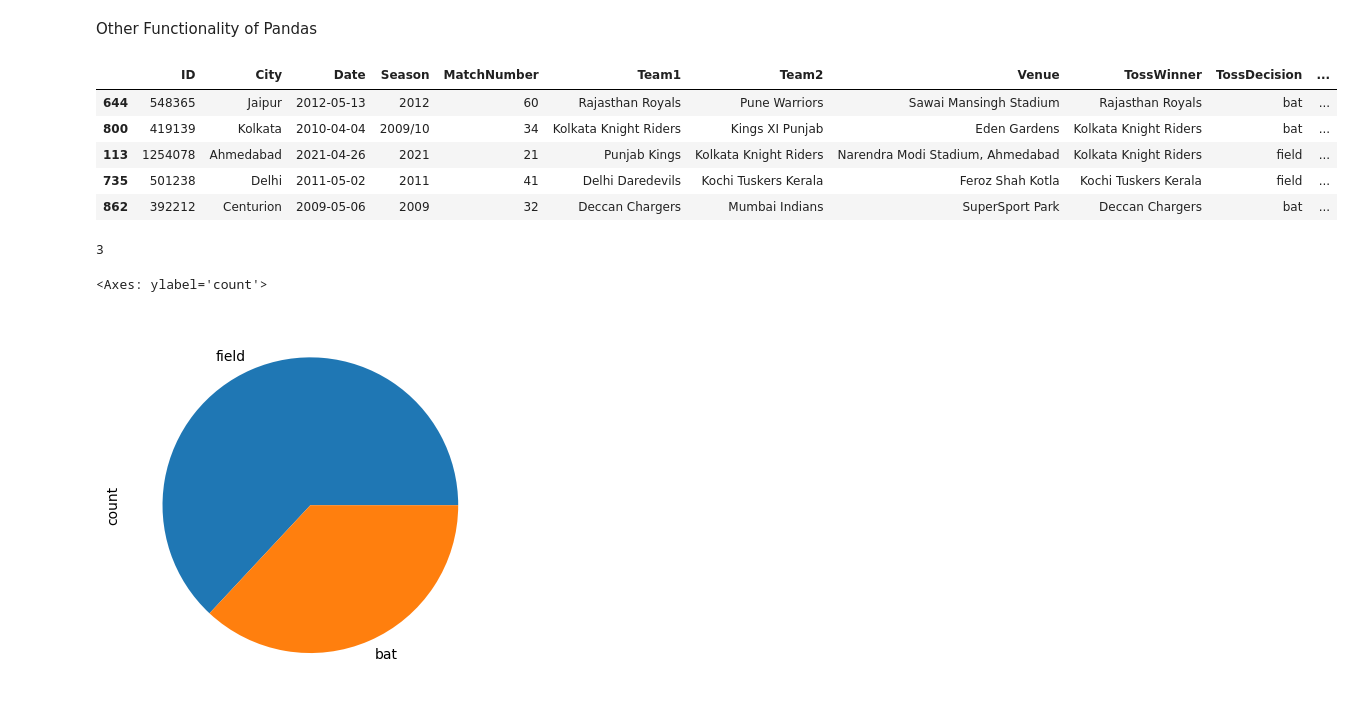
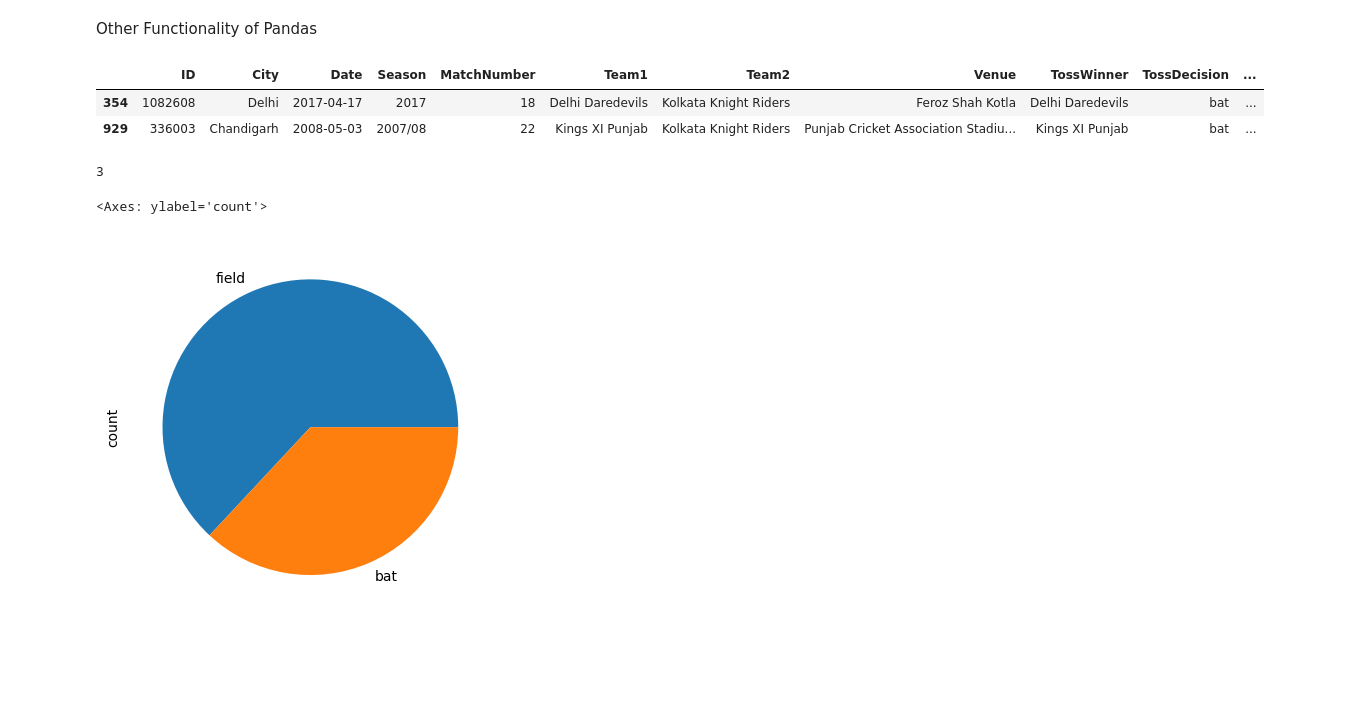
Before and after one commit to Nikhilbhati007/Machine-learning, a Jupyter notebook: Data Science/pandas_02_Dataframes.ipynb, the cells around one changed output. Cells and saved outputs as stored; diff of their text form; code cells hidden in the pictures; blank space fills up the shorter version.

```diff
--- a/Data Science/pandas_02_Dataframes.ipynb
+++ b/Data Science/pandas_02_Dataframes.ipynb
@@ -397,14 +455,11 @@ ADDING NEW COLUMN
 Other Functionality of Pandas
 # %%
 ipl=pd.read_csv('/content/drive/MyDrive/Pandas datasets/ipl-matches.csv')
-ipl.sample(5)
+ipl.sample(2)
 # %% [output]
 |  | ID | City | Date | Season | MatchNumber | Team1 | Team2 | Venue | TossWinner | TossDecision | ... |
-| 644 | 548365 | Jaipur | 2012-05-13 | 2012 | 60 | Rajasthan Royals | Pune Warriors | Sawai Mansingh Stadium | Rajasthan Royals | bat | ... |
-| 800 | 419139 | Kolkata | 2010-04-04 | 2009/10 | 34 | Kolkata Knight Riders | Kings XI Punjab | Eden Gardens | Kolkata Knight Riders | bat | ... |
-| 113 | 1254078 | Ahmedabad | 2021-04-26 | 2021 | 21 | Punjab Kings | Kolkata Knight Riders | Narendra Modi Stadium, Ahmedabad | Kolkata Knight Riders | field | ... |
-| 735 | 501238 | Delhi | 2011-05-02 | 2011 | 41 | Delhi Daredevils | Kochi Tuskers Kerala | Feroz Shah Kotla | Kochi Tuskers Kerala | field | ... |
-| 862 | 392212 | Centurion | 2009-05-06 | 2009 | 32 | Deccan Chargers | Mumbai Indians | SuperSport Park | Deccan Chargers | bat | ... |
+| 354 | 1082608 | Delhi | 2017-04-17 | 2017 | 18 | Delhi Daredevils | Kolkata Knight Riders | Feroz Shah Kotla | Delhi Daredevils | bat | ... |
+| 929 | 336003 | Chandigarh | 2008-05-03 | 2007/08 | 22 | Kings XI Punjab | Kolkata Knight Riders | Punjab Cricket Association Stadiu... | Kings XI Punjab | bat | ... |
 # %%
 #find the player who have won the potm in knockout matches
 ipl[~ipl['MatchNumber'].str.isdigit()]['Player_of_Match'].value_counts().max()
```
Also changed, not shown: parts of 18 cells of this notebook.
